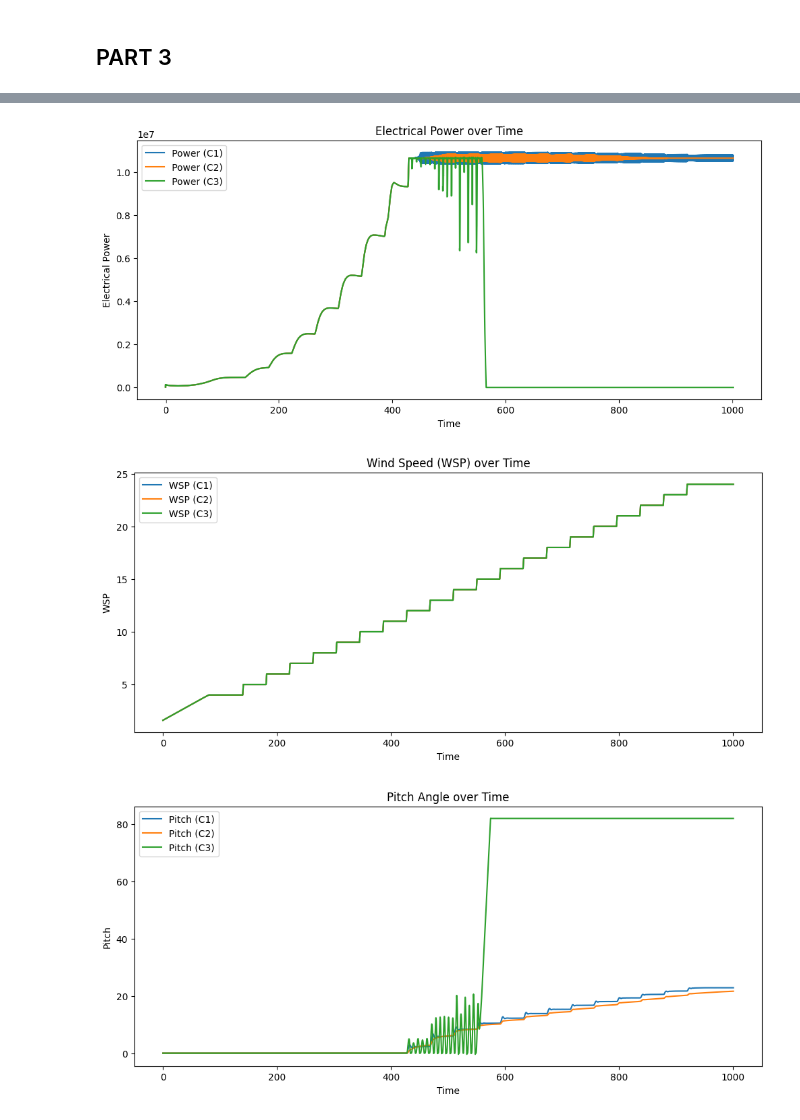
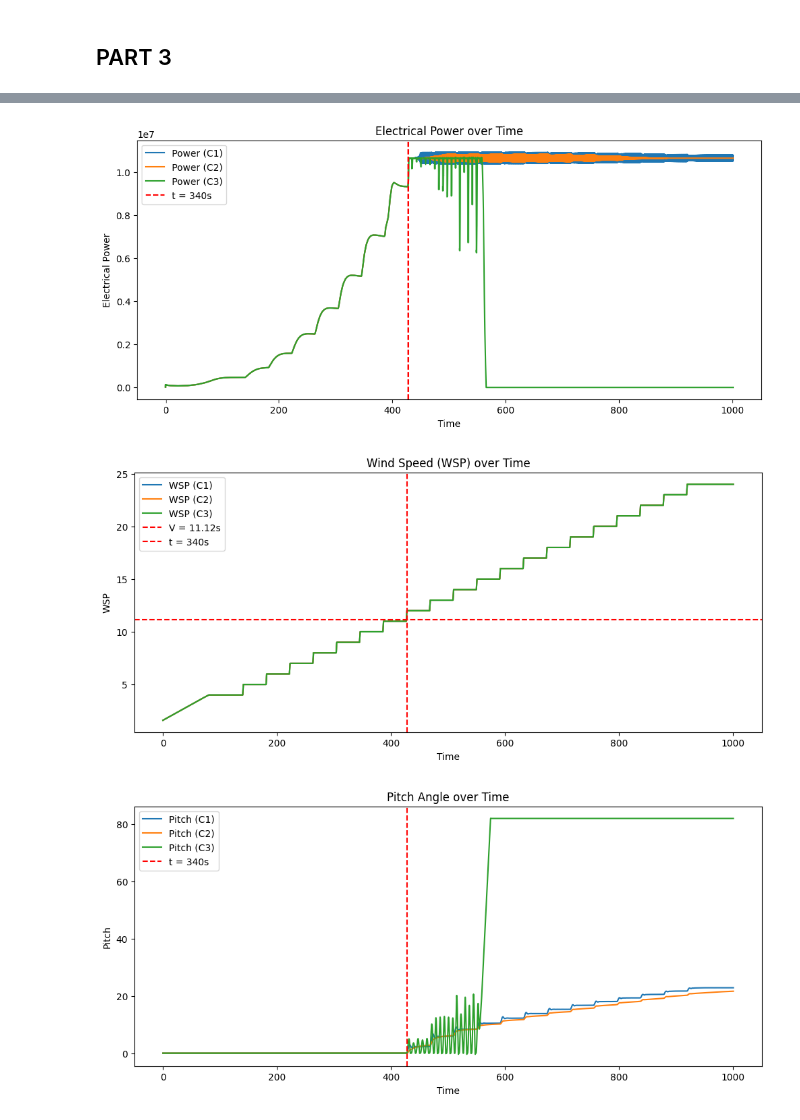
Before and after one commit to nicolaquaia/LAC_final, a Jupyter notebook: assignment_03/Assignment_3_part_01.ipynb, the cells around one changed output, grey strips where cells are left out. Saved outputs shown, nothing was run; the diff lists cells and outputs as text; code cells hidden in the pictures.

Commit message:
Assignment 3 part3 Curves

```diff
--- a/assignment_03/Assignment_3_part_01.ipynb
+++ b/assignment_03/Assignment_3_part_01.ipynb
@@ -428,6 +428,9 @@ fig_power, ax_power = plt.subplots(figsize=(12, 5))
 fig_wsp, ax_wsp = plt.subplots(figsize=(12, 5))
 fig_pitch, ax_pitch = plt.subplots(figsize=(12, 5))
 
+# Define the vertical line position
+vertical_line_time = 428
+horizontal_line_wsp = V_RATED_Y
 for k in range(1, 4):
     # Filename for each iteration
     fname = f'our_design/res/Group1_redesign_hawc2s_step_C{k}.hdf5'
@@ -454,6 +457,14 @@ for k in range(1, 4):
 
     # Plot Power
     ax_power.plot(h2res.t, h2res.data[:, idx_power], label=f'Power (C{k})')
+
+# Add vertical line at t = 340s on each plot
+ax_wsp.axhline(y=horizontal_line_wsp, color='red', linestyle='--', label=f'V = {V_RATED_Y:.2f}s')
+ax_wsp.axvline(x=vertical_line_time, color='red', linestyle='--', label='t = 340s')
+ax_pitch.axvline(x=vertical_line_time, color='red', linestyle='--', label='t = 340s')
+ax_omega.axvline(x=vertical_line_time, color='red', linestyle='--', label='t = 340s')
+ax_power.axvline(x=vertical_line_time, color='red', linestyle='--', label='t = 340s')
+
 
 # Set labels and titles for WSP plot
 ax_wsp.set_xlabel('Time')
@@ -515,6 +526,14 @@ for k in range(4, 7):
     # Plot Power
     ax_power.plot(h2res.t, h2res.data[:, idx_power], label=f'Power (C{k})')
 
+
+# Add vertical line at t = 340s on each plot
+ax_wsp.axhline(y=horizontal_line_wsp, color='red', linestyle='--', label=f'V = {V_RATED_Y:.2f}s')
+ax_wsp.axvline(x=vertical_line_time, color='red', linestyle='--', label='t = 340s')
+ax_pitch.axvline(x=vertical_line_time, color='red', linestyle='--', label='t = 340s')
+ax_omega.axvline(x=vertical_line_time, color='red', linestyle='--', label='t = 340s')
+ax_power.axvline(x=vertical_line_time, color='red', linestyle='--', label='t = 340s')
+
 # Set labels and titles for WSP plot
 ax_wsp.set_xlabel('Time')
 ax_wsp.set_ylabel('WSP')
@@ -546,3 +565,3 @@ plt.show()
-[figure, old version]
+[figure, new version]
-[figure, old version]
+[figure, new version]
-[figure, old version]
+[figure, new version]
```
Also changed, not shown: parts of 1 cell of this notebook.
